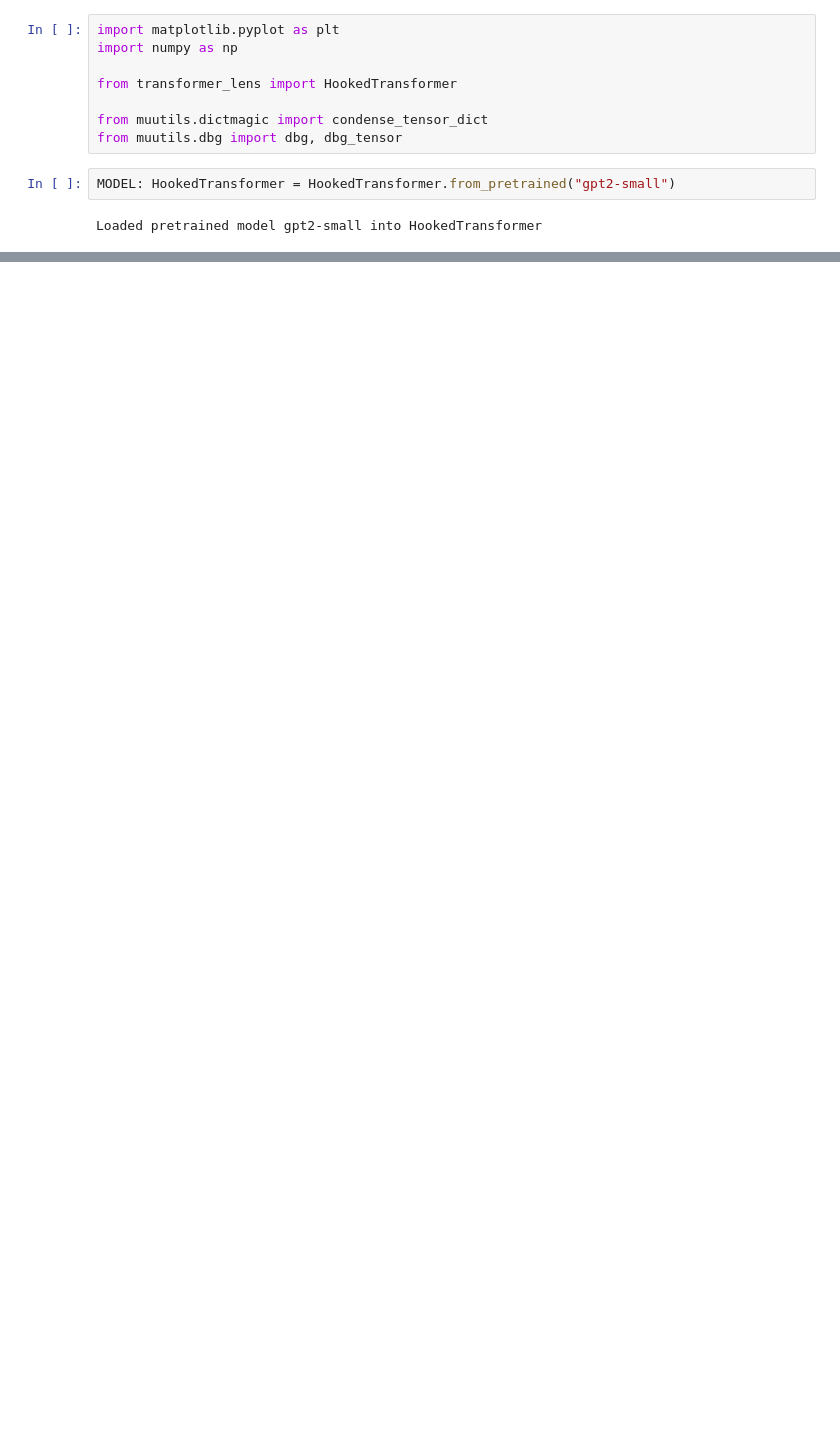
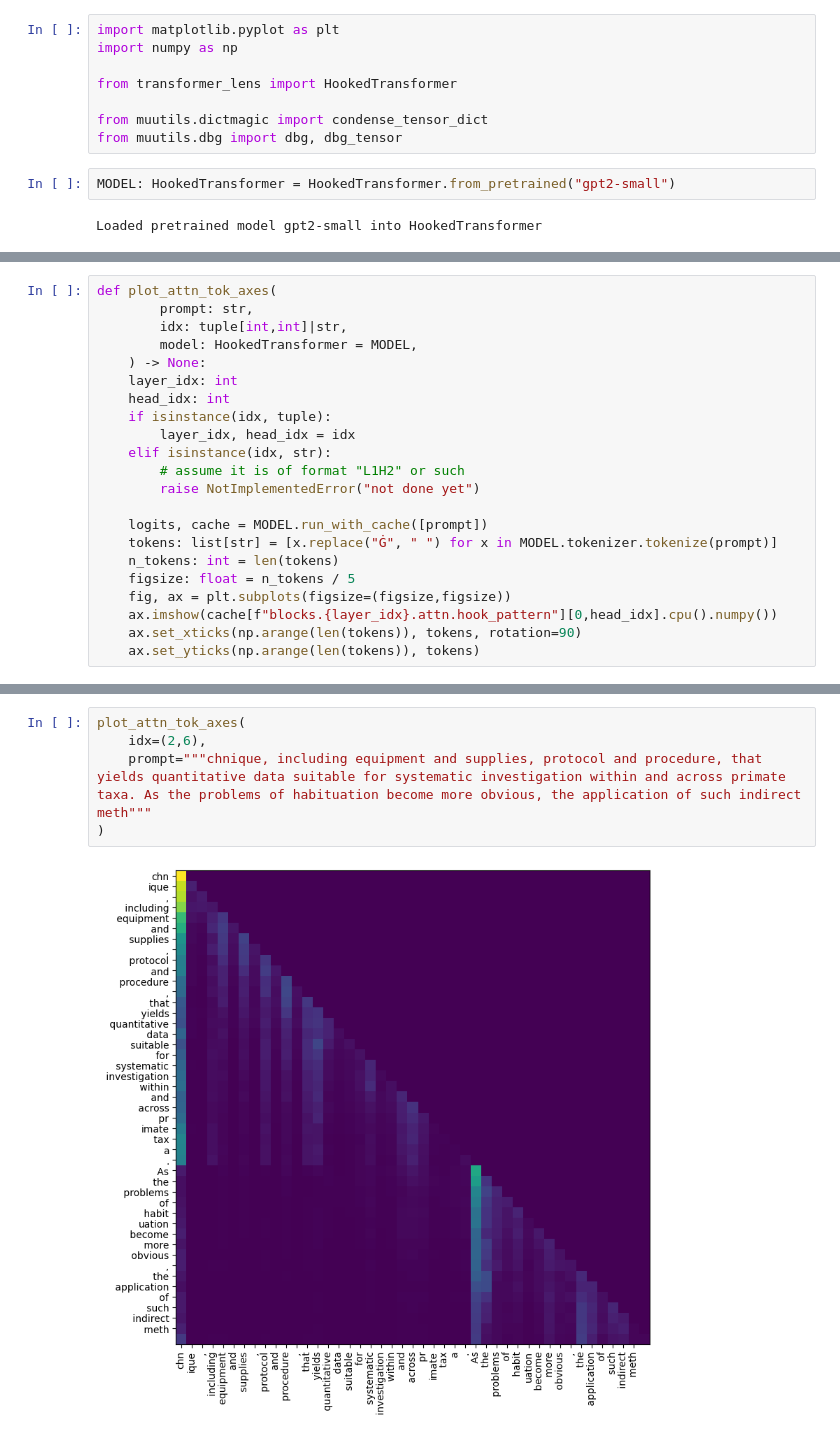
Before and after one commit to mivanit/attention-motifs, a Jupyter notebook: notebooks/testing.ipynb, the cells around one changed output, grey strips where cells are left out. Drawn from its saved outputs; the diff is of its cells as text; blank space fills up the shorter version.

```diff
--- a/notebooks/testing.ipynb
+++ b/notebooks/testing.ipynb
@@ -13 +35,23 @@ Loaded pretrained model gpt2-small into HookedTransformer
+# %%
+def plot_attn_tok_axes(
+		prompt: str,
+		idx: tuple[int,int]|str,
+		model: HookedTransformer = MODEL,
+	) -> None:
+	layer_idx: int
+	head_idx: int
+	if isinstance(idx, tuple):
+		layer_idx, head_idx = idx
+	elif isinstance(idx, str):
+		# assume it is of format "L1H2" or such
+		raise NotImplementedError("not done yet")
+
+	logits, cache = MODEL.run_with_cache([prompt])
+	tokens: list[str] = [x.replace("Ġ", " ") for x in MODEL.tokenizer.tokenize(prompt)]
+	n_tokens: int = len(tokens)
+	figsize: float = n_tokens / 5
+	fig, ax = plt.subplots(figsize=(figsize,figsize))
+	ax.imshow(cache[f"blocks.{layer_idx}.attn.hook_pattern"][0,head_idx].cpu().numpy())
+	ax.set_xticks(np.arange(len(tokens)), tokens, rotation=90)
+	ax.set_yticks(np.arange(len(tokens)), tokens)
 # %%
@@ -76,0 +65,7 @@ print()
+# %%
+plot_attn_tok_axes(
+	idx=(2,6),
+	prompt="""chnique, including equipment and supplies, protocol and procedure, that yields quantitative data suitable for systematic investigation within and across primate taxa. As the problems of habituation become more obvious, the application of such indirect meth"""
+)
+# %% [output]
+[figure, added]
```
Also changed, not shown: parts of 7 cells of this notebook, 2 other files.
